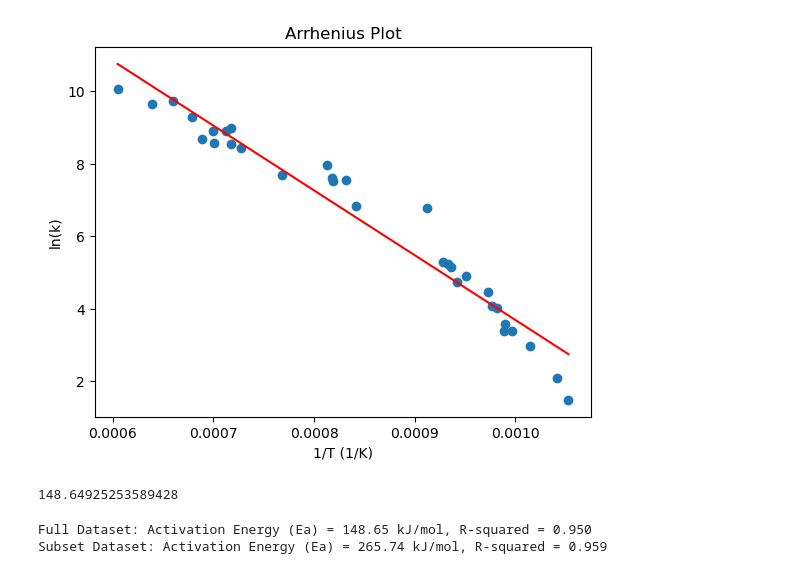
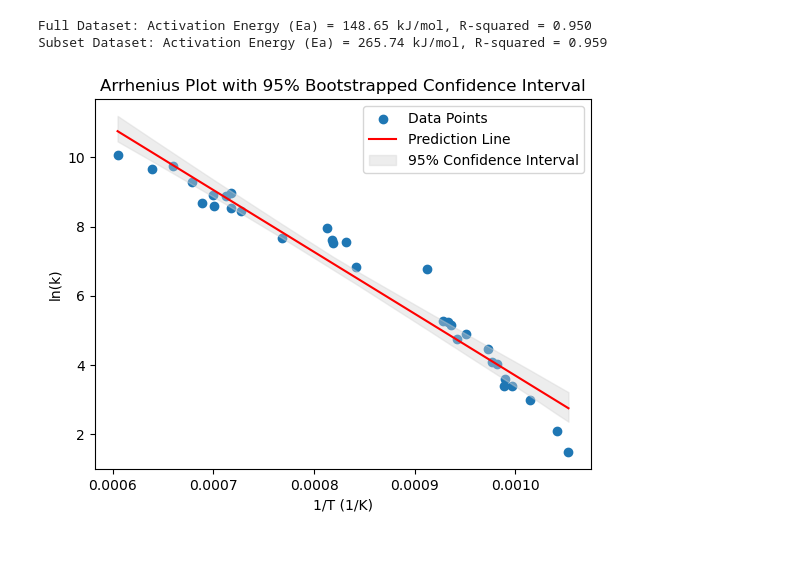
Before and after one commit to nickhardman3/y3_DataScience_Assignment1, a Jupyter notebook: Assignment1.ipynb, the cells around one changed output. Saved outputs shown, nothing was run; the diff lists cells and outputs as text; code cells hidden in the pictures.

Commit message:
Bootstrapped data and replotted graphs with 95% confidence interval

```diff
--- a/Assignment1.ipynb
+++ b/Assignment1.ipynb
@@ -26,17 +27,6 @@ Ea = -gradient * (R / 1000)
 
 y_pred = model.predict(x)
 r2 = r2_score(y, y_pred)
-# %%
-plt.scatter(A1['1/T'], A1['ln_k'])
-plt.plot(A1['1/T'], y_pred, color='red')
-plt.xlabel('1/T (1/K)')
-plt.ylabel('ln(k)')
-plt.title('Arrhenius Plot')
-plt.show()
-Ea
-# %% [output]
-[figure, removed]
-148.64925253589428
 # %%
 subset = A1[(A1['T [K]'] >= 950) & (A1['T [K]'] <= 1100)]
 
@@ -55,3 +45,26 @@ print(f"Subset Dataset: Activation Energy (Ea) = {Ea_subset:.2f} kJ/mol, R-squar
 # %% [output]
 Full Dataset: Activation Energy (Ea) = 148.65 kJ/mol, R-squared = 0.950
 Subset Dataset: Activation Energy (Ea) = 265.74 kJ/mol, R-squared = 0.959
+# %%
+n_iterations = 1000
+preds = []
+
+for i in range(n_iterations):
+    x_resample, y_resample = resample(x, y)
+    model_bootstrap = LinearRegression().fit(x_resample, y_resample)
+    preds.append(model_bootstrap.predict(x).flatten())
+
+preds = np.array(preds)
+lower = np.percentile(preds, 2.5, axis=0)
+upper = np.percentile(preds, 97.5, axis=0)
+
+plt.scatter(A1['1/T'], A1['ln_k'], label="Data Points")
+plt.plot(A1['1/T'], y_pred, color='red', label='Prediction Line')
+plt.fill_between(A1['1/T'], lower, upper, color='lightgrey', alpha=0.4, label="95% Confidence Interval")
+plt.xlabel('1/T (1/K)')
+plt.ylabel('ln(k)')
+plt.legend()
+plt.title('Arrhenius Plot with 95% Bootstrapped Confidence Interval')
+plt.show()
+# %% [output]
+[figure, added]
```
Also changed, not shown: parts of 2 cells of this notebook.
